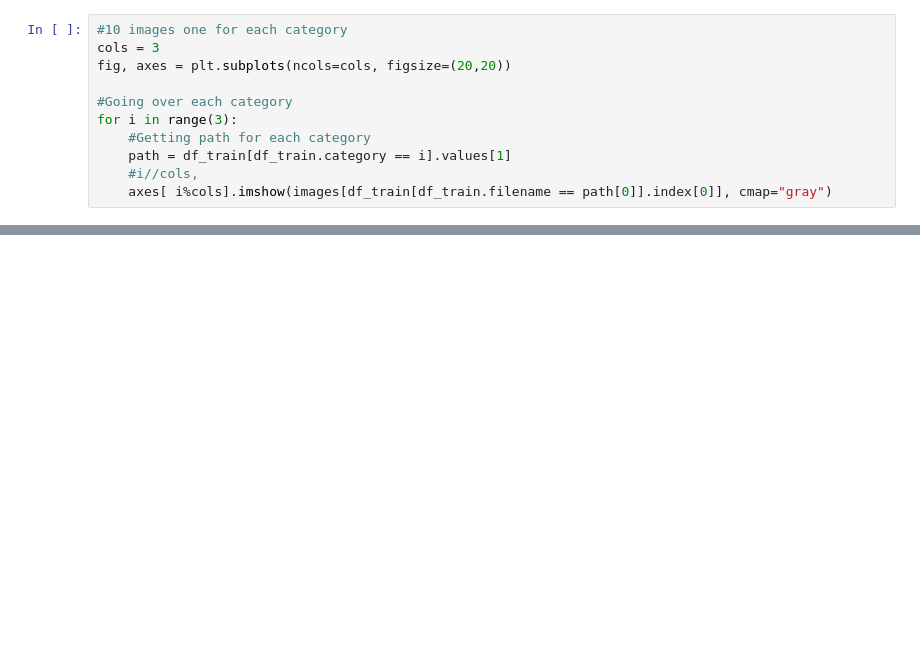
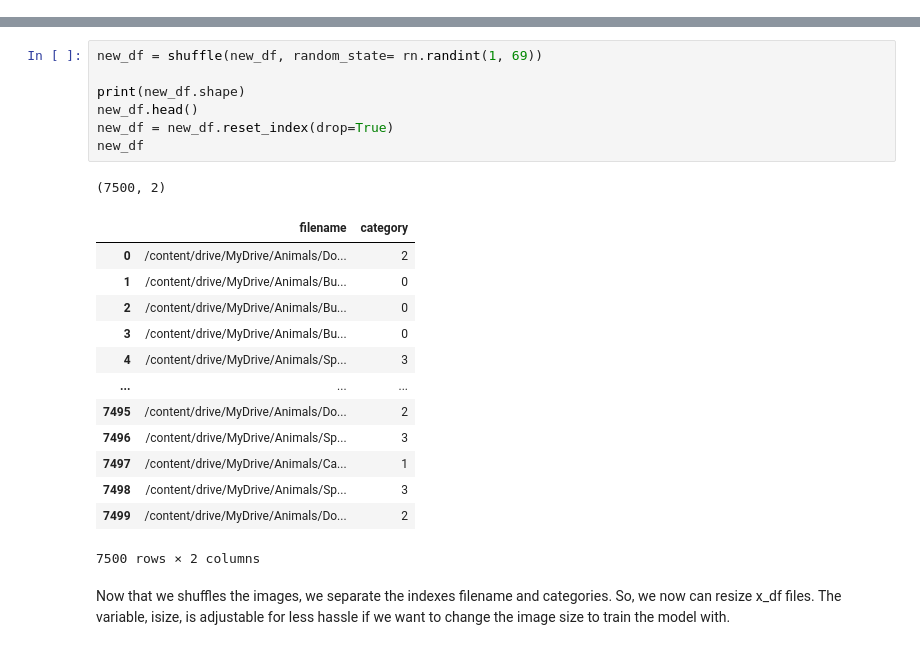
Before and after one commit to pokepineapple/ML_Projects, a Jupyter notebook: Animal_Classer.ipynb, the cells around one changed output, grey strips where cells are left out. Saved outputs shown, nothing was run; the diff lists cells and outputs as text; blank space fills up the shorter version.

```diff
--- a/Animal_Classer.ipynb
+++ b/Animal_Classer.ipynb
@@ -139,11 +0,0 @@ Please use `tqdm.notebook.tqdm` instead of `tqdm.tqdm_notebook`
-# %%
-#10 images one for each category
-cols = 3
-fig, axes = plt.subplots(ncols=cols, figsize=(20,20))
-
-#Going over each category
-for i in range(3):
-    #Getting path for each category
-    path = df_train[df_train.category == i].values[1]
-    #i//cols,
-    axes[ i%cols].imshow(images[df_train[df_train.filename == path[0]].index[0]], cmap="gray")
@@ -371,0 +159,24 @@ Predict : butterfly
+# %%
+new_df = shuffle(new_df, random_state= rn.randint(1, 69))
+
+print(new_df.shape)
+new_df.head()
+new_df = new_df.reset_index(drop=True)
+new_df
+# %% [output]
+(7500, 2)
+|  | filename | category |
+| 0 | /content/drive/MyDrive/Animals/Do... | 2 |
+| 1 | /content/drive/MyDrive/Animals/Bu... | 0 |
+| 2 | /content/drive/MyDrive/Animals/Bu... | 0 |
+| 3 | /content/drive/MyDrive/Animals/Bu... | 0 |
+| 4 | /content/drive/MyDrive/Animals/Sp... | 3 |
+| ... | ... | ... |
+| 7495 | /content/drive/MyDrive/Animals/Do... | 2 |
+| 7496 | /content/drive/MyDrive/Animals/Sp... | 3 |
+| 7497 | /content/drive/MyDrive/Animals/Ca... | 1 |
+| 7498 | /content/drive/MyDrive/Animals/Sp... | 3 |
+| 7499 | /content/drive/MyDrive/Animals/Do... | 2 |
+7500 rows × 2 columns
+# %% [markdown]
+Now that we shuffles the images, we separate the indexes filename and categories. So, we now can resize x_df files. The variable, isize, is adjustable for less hassle if we want to change the image size to train the model with.
```
Also changed, not shown: parts of 45 cells of this notebook.
